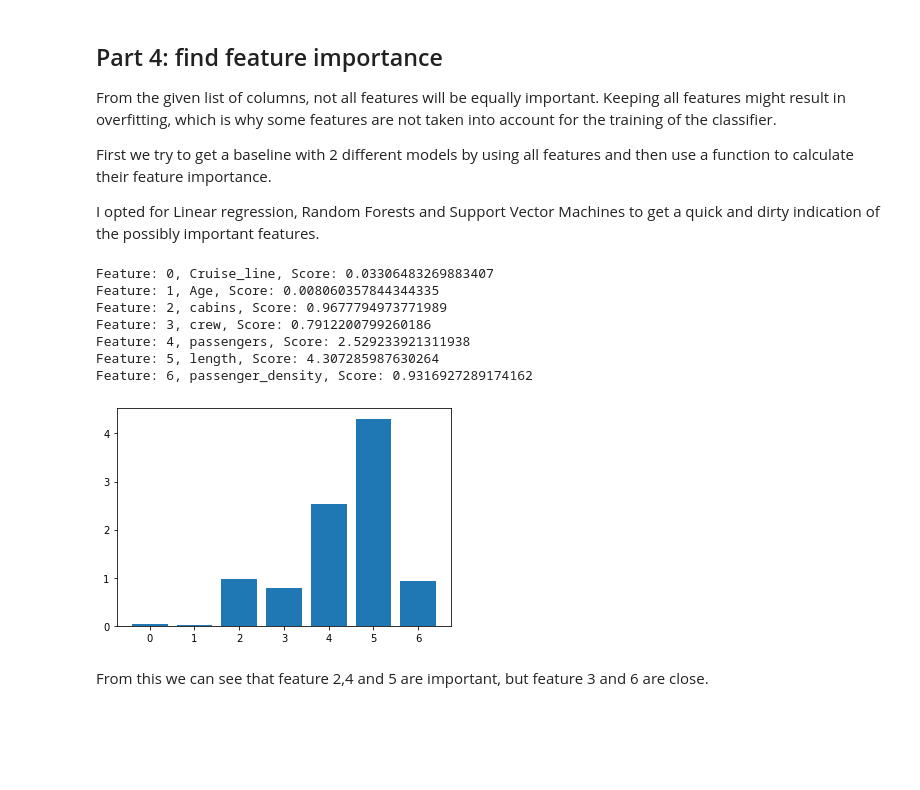
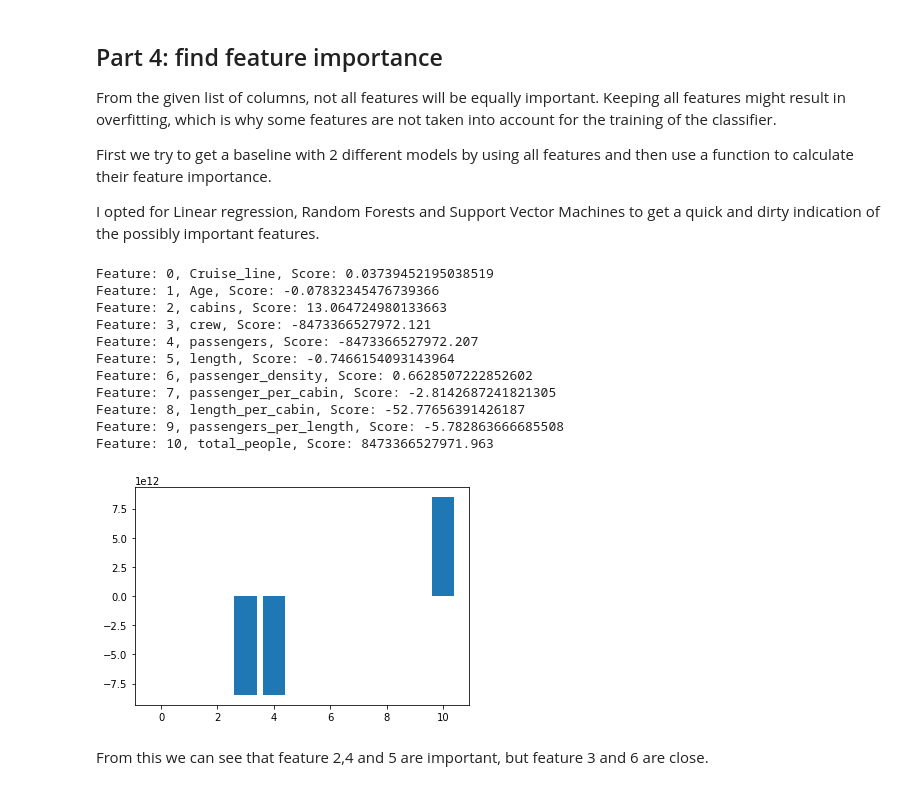
Before and after one commit to sinievanderben/DDG, a Jupyter notebook: ship.ipynb, the cells around one changed output. Cells and saved outputs as stored; diff of their text form; code cells hidden in the pictures; blank space fills up the shorter version.

```diff
--- a/ship.ipynb
+++ b/ship.ipynb
@@ -188,32 +210,40 @@ From the given list of columns, not all features will be equally important. Keep
 First we try to get a baseline with 2 different models by using all features and then use a function to calculate their feature importance.
 
 I opted for Linear regression, Random Forests and Support Vector Machines to get a quick and dirty indication of the possibly important features.
+# %%
+# Packages for this part
+from sklearn.linear_model import LinearRegression
+from sklearn.ensemble import RandomForestRegressor
+from sklearn.svm import SVR
+
+feat_names = ['Cruise_line', 'Age', 'cabins', 'crew', 'passengers', 'length',
+       'passenger_density', 'passenger_per_cabin', 'length_per_cabin',
+       'passengers_per_length', 'total_people']
 # %%
-from sklearn.linear_model import LinearRegression
-
 model = LinearRegression()
 
 model.fit(X_train, y_train)
 
 importance = model.coef_
 
-feat_names = ['Cruise_line', 'Age', 'cabins', 'crew', 'passengers',
-       'length', 'passenger_density']
-
 for i,v in enumerate(importance):
 	print('Feature: {0}, {1}, Score: {2}'.format(i, feat_names[i],v))
 
 pyplot.bar([x for x in range(len(importance))], importance)
 pyplot.show()
 # %% [output]
-Feature: 0, Cruise_line, Score: 0.03306483269883407
-Feature: 1, Age, Score: 0.008060357844344335
-Feature: 2, cabins, Score: 0.9677794973771989
-Feature: 3, crew, Score: 0.7912200799260186
-Feature: 4, passengers, Score: 2.529233921311938
-Feature: 5, length, Score: 4.307285987630264
-Feature: 6, passenger_density, Score: 0.9316927289174162
+Feature: 0, Cruise_line, Score: 0.03739452195038519
+Feature: 1, Age, Score: -0.07832345476739366
+Feature: 2, cabins, Score: 13.064724980133663
+Feature: 3, crew, Score: -8473366527972.121
+Feature: 4, passengers, Score: -8473366527972.207
+Feature: 5, length, Score: -0.7466154093143964
+Feature: 6, passenger_density, Score: 0.6628507222852602
+Feature: 7, passenger_per_cabin, Score: -2.8142687241821305
+Feature: 8, length_per_cabin, Score: -52.77656391426187
+Feature: 9, passengers_per_length, Score: -5.782863666685508
+Feature: 10, total_people, Score: 8473366527971.963
-[figure, old version]
+[figure, new version]
 # %% [markdown]
 From this we can see that feature 2,4 and 5 are important, but feature 3 and 6 are close.
 # %%
```
Also changed, not shown: parts of 27 cells of this notebook.
